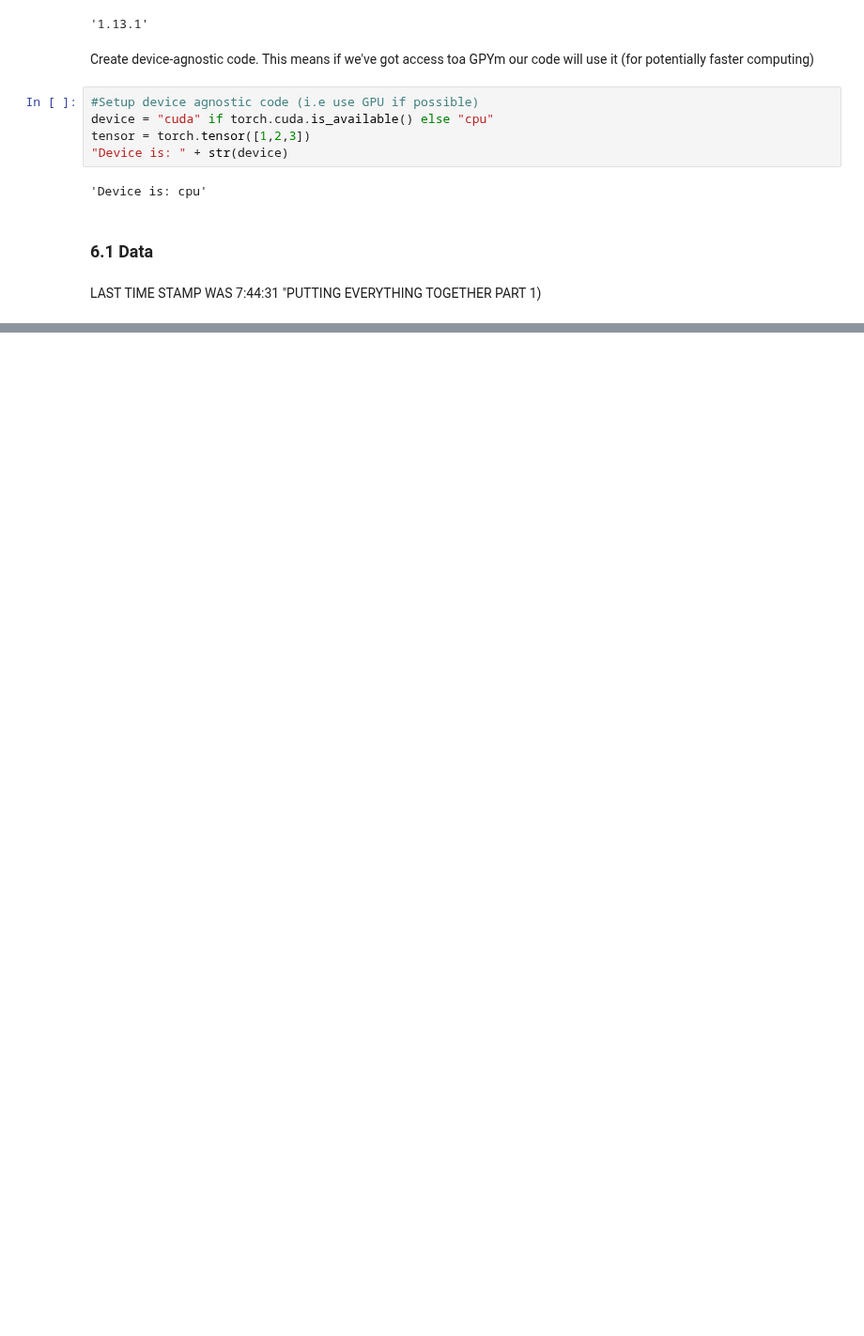
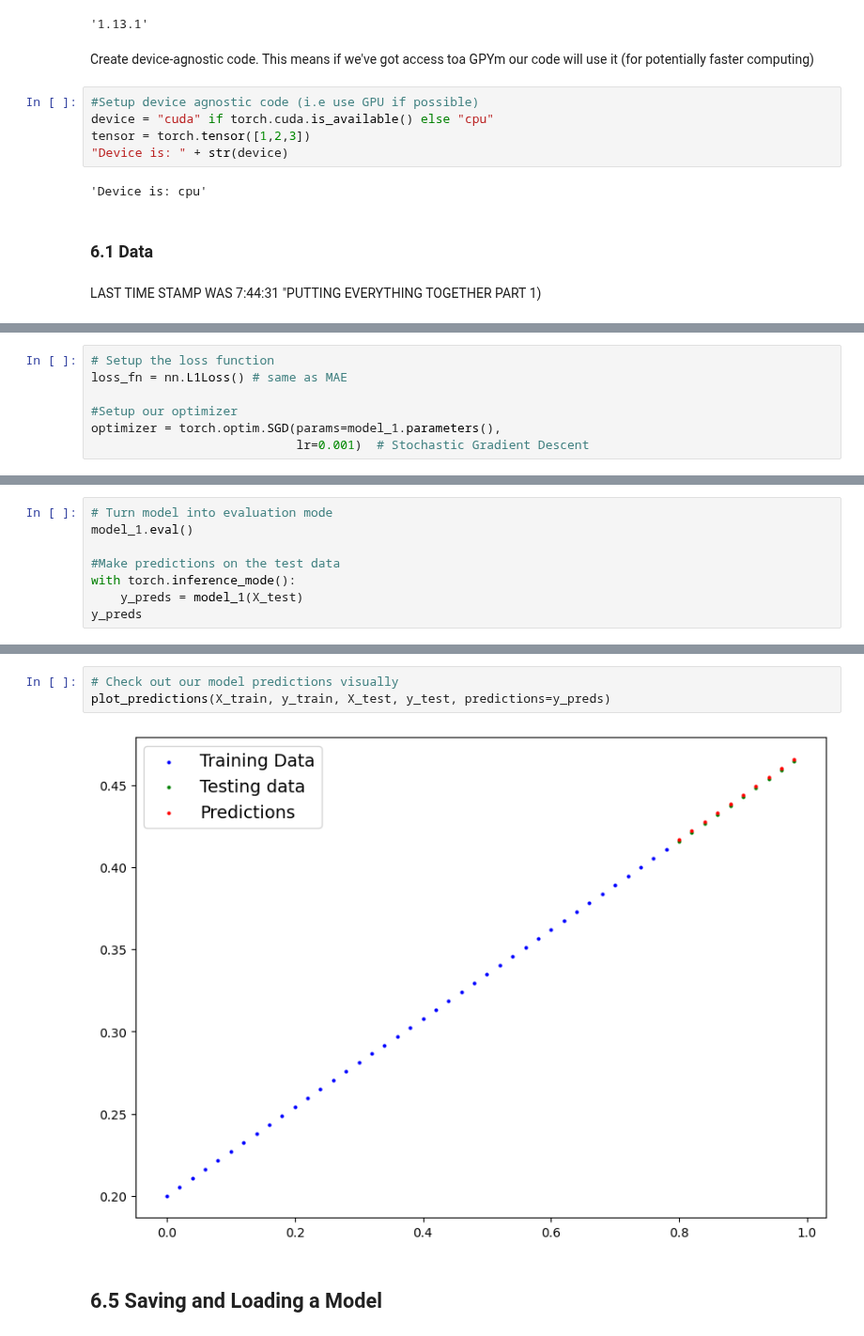
Before and after one commit to martinezdavid12/pytorchRepo, a Jupyter notebook: 01_pytorch.ipynb, the cells around one changed output, grey strips where cells are left out. Shown at 94% size. Drawn from its saved outputs; the diff is of its cells as text; blank space fills up the shorter version.

```diff
--- a/01_pytorch.ipynb
+++ b/01_pytorch.ipynb
@@ -604,0 +666,7 @@ plot_predictions(X_train, y_train, X_test, y_test)
+# %%
+# Setup the loss function
+loss_fn = nn.L1Loss() # same as MAE
+
+#Setup our optimizer
+optimizer = torch.optim.SGD(params=model_1.parameters(),
+                            lr=0.001)  # Stochastic Gradient Descent
@@ -604,0 +743,8 @@ plot_predictions(X_train, y_train, X_test, y_test)
+# %%
+# Turn model into evaluation mode
+model_1.eval()
+
+#Make predictions on the test data
+with torch.inference_mode():
+    y_preds = model_1(X_test)
+y_preds
@@ -604,0 +762,7 @@ plot_predictions(X_train, y_train, X_test, y_test)
+# %%
+# Check out our model predictions visually
+plot_predictions(X_train, y_train, X_test, y_test, predictions=y_preds)
+# %% [output]
+[figure, added]
+# %% [markdown]
+## 6.5 Saving and Loading a Model
```
Also changed, not shown: parts of 19 cells of this notebook, 1 other file.
